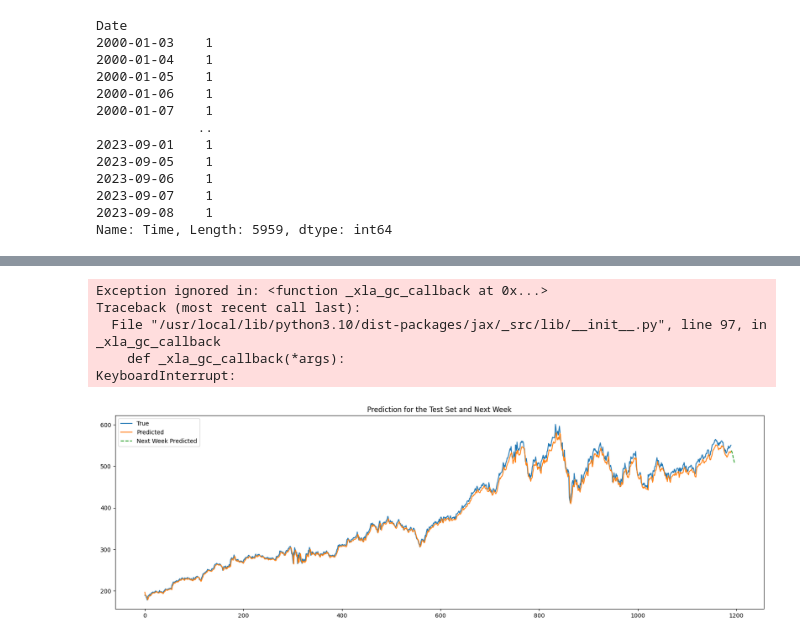
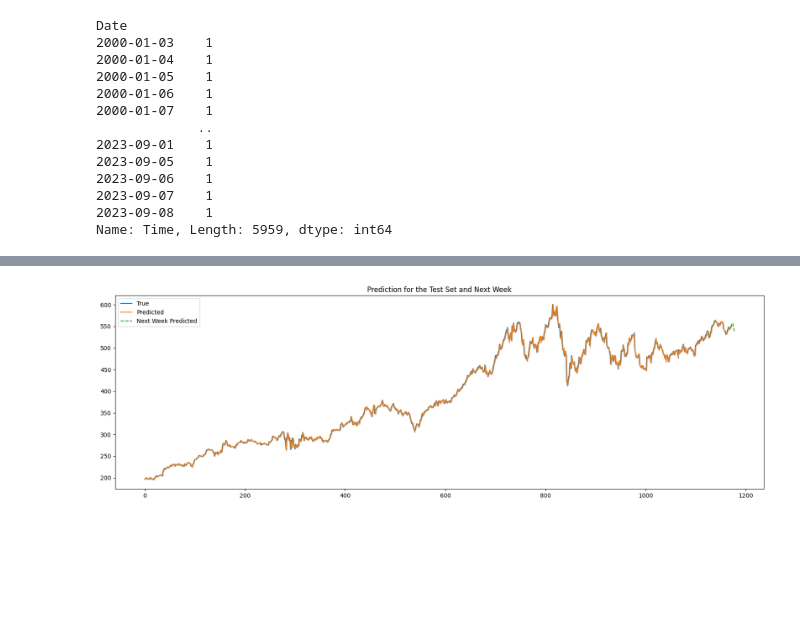
Before and after one commit to vikastrivedi0/Costco-Stock-Price-Prediction, a Jupyter notebook: CostcoStockPredictionLSTM.ipynb, the cells around one changed output, grey strips where cells are left out. Drawn from its saved outputs; the diff is of its cells as text; code cells hidden in the pictures; blank space fills up the shorter version.

Commit message:
Updated model ~Manipal

```diff
--- a/CostcoStockPredictionLSTM.ipynb
+++ b/CostcoStockPredictionLSTM.ipynb
@@ -262,12 +262,10 @@ Date
 Name: Time, Length: 5959, dtype: int64
 # %%
 import numpy as np
-import pandas as pd
 from sklearn.preprocessing import MinMaxScaler
 from keras.models import Sequential
 from keras.layers import Dense, LSTM
 from sklearn.metrics import mean_squared_error
-
 
 
 # Drop unnecessary columns
@@ -291,13 +289,15 @@ def create_dataset(dataset, look_back=1):
         dataY.append(dataset[i + look_back, -1])  # Close price is the last column
     return np.array(dataX), np.array(dataY)
 
-look_back = 1
+look_back = 20
 trainX, trainY = create_dataset(train, look_back)
 testX, testY = create_dataset(test, look_back)
 
 model = Sequential()
-model.add(LSTM(200, input_shape=(trainX.shape[1], trainX.shape[2])))
+model.add(LSTM(300, input_shape=(trainX.shape[1], trainX.shape[2])))
 model.add(Dense(1))
+
+opt = Adam(lr=0.01, momentum=0.9)
 model.compile(loss='mean_squared_error', optimizer='adam')
 model.fit(trainX, trainY, epochs=100, batch_size=64, verbose=2)
 
@@ -358,6 +358 @@ Test Score: 9.45 RMSE
-Exception ignored in: <function _xla_gc_callback at 0x...>
-Traceback (most recent call last):
-  File "/usr/local/lib/python3.10/dist-packages/jax/_src/lib/__init__.py", line 97, in _xla_gc_callback
-    def _xla_gc_callback(*args):
-KeyboardInterrupt:
-[figure, old version]
+[figure, new version]
```
Also changed, not shown: parts of 3 cells of this notebook.
